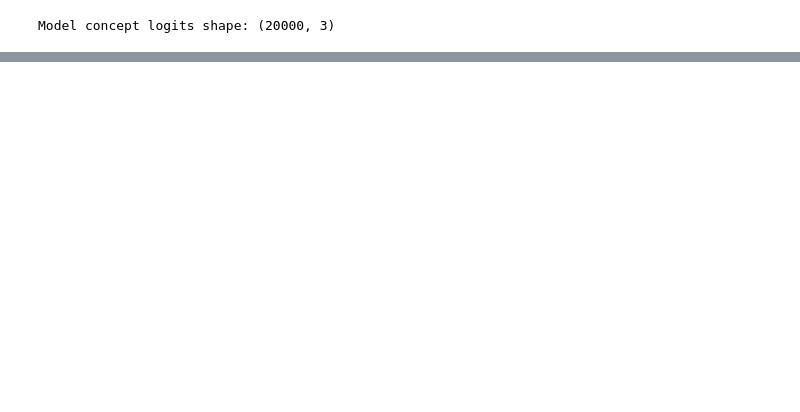
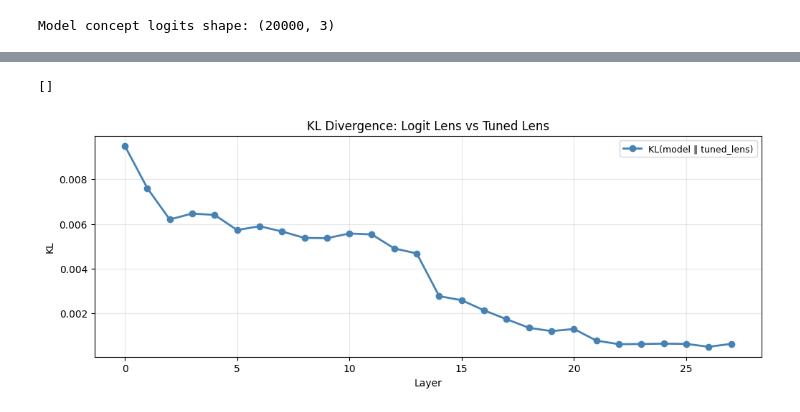
Before and after one commit to chiragr5241/geometric-interpretability-LLMs, a Jupyter notebook: experiments/notebooks/tuned_lens.ipynb, the cells around one changed output, grey strips where cells are left out. Saved outputs shown, nothing was run; the diff lists cells and outputs as text; code cells hidden in the pictures; blank space fills up the shorter version.

```diff
--- a/experiments/notebooks/tuned_lens.ipynb
+++ b/experiments/notebooks/tuned_lens.ipynb
@@ -740,3 +979,36 @@ Text(0.5, 1.0, 'KL Divergence Logit lens')
+# %%
+fig, ax = plt.subplots(figsize=(12, 4))
+
+
+
+# ax.plot(
+#     layers_sorted,
+#     kl_tuned,
+#     "o-",
+#     color="darkorange",
+#     linewidth=2,
+#     label="KL(HMM ‖ tuned_lens)"
+# )
+
+ax.plot(
+    layers_sorted,
+    kl_tuned_vs_model,
+    "o-",
+    color="steelblue",
+    linewidth=2,
+    label="KL(model ‖ tuned_lens)"
+)
+
+ax.set_xlabel("Layer")
+ax.set_ylabel("KL")
+ax.set_title("KL Divergence: Logit Lens vs Tuned Lens")
+ax.legend(fontsize=9)
+ax.grid(True, alpha=0.3)
+
+plt.plot()
+# %% [output]
+[]
+[figure, added]
 # %%
 # ─── Comparison plots ───────────────────────────────────────────────────────
 
```
Also changed, not shown: parts of 25 cells of this notebook, 58 other files.
